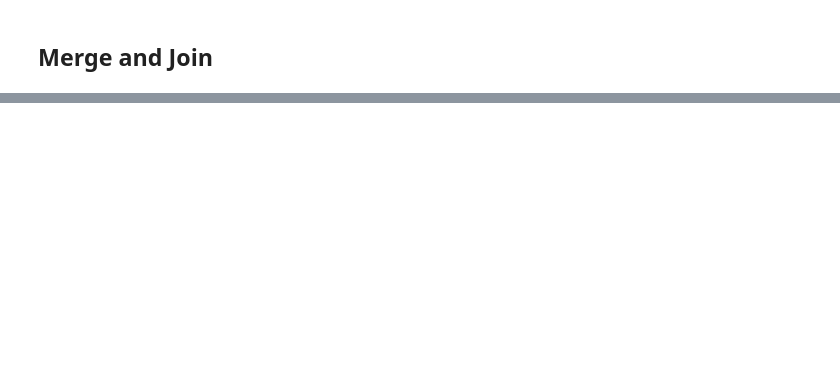
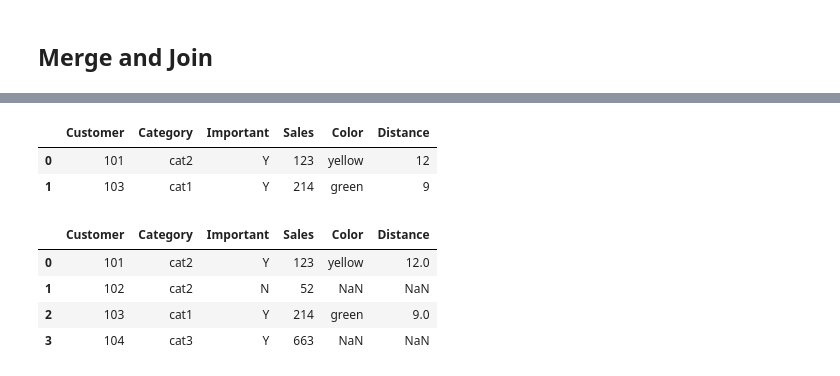
Before and after one commit to imsanthoshr/Python-for-ML, a Jupyter notebook: Pandas-Basics.ipynb, the cells around one changed output, grey strips where cells are left out. Saved outputs shown, nothing was run; the diff lists cells and outputs as text; code cells hidden in the pictures; blank space fills up the shorter version.

```diff
--- a/Pandas-Basics.ipynb
+++ b/Pandas-Basics.ipynb
@@ -249,0 +260,14 @@ pd.concat([df3,df4],axis=1,sort=True)
+# %%
+pd.merge(df3,df4,how='inner')
+# %% [output]
+|  | Customer | Category | Important | Sales | Color | Distance |
+| 0 | 101 | cat2 | Y | 123 | yellow | 12 |
+| 1 | 103 | cat1 | Y | 214 | green | 9 |
+# %%
+pd.merge(df3,df4,how='left')
+# %% [output]
+|  | Customer | Category | Important | Sales | Color | Distance |
+| 0 | 101 | cat2 | Y | 123 | yellow | 12.0 |
+| 1 | 102 | cat2 | N | 52 | NaN | NaN |
+| 2 | 103 | cat1 | Y | 214 | green | 9.0 |
+| 3 | 104 | cat3 | Y | 663 | NaN | NaN |
```
Also changed, not shown: parts of 8 cells of this notebook.
